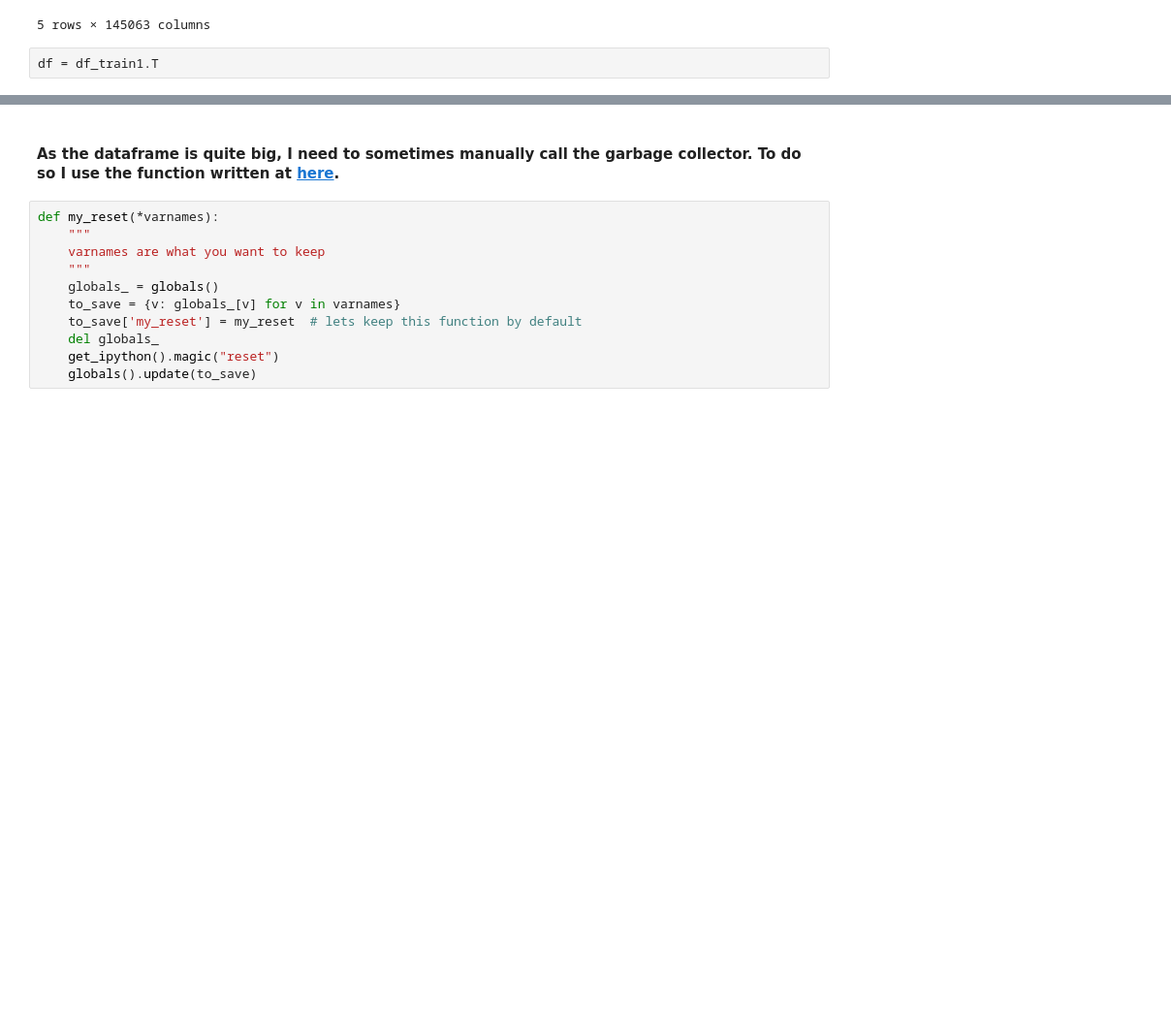
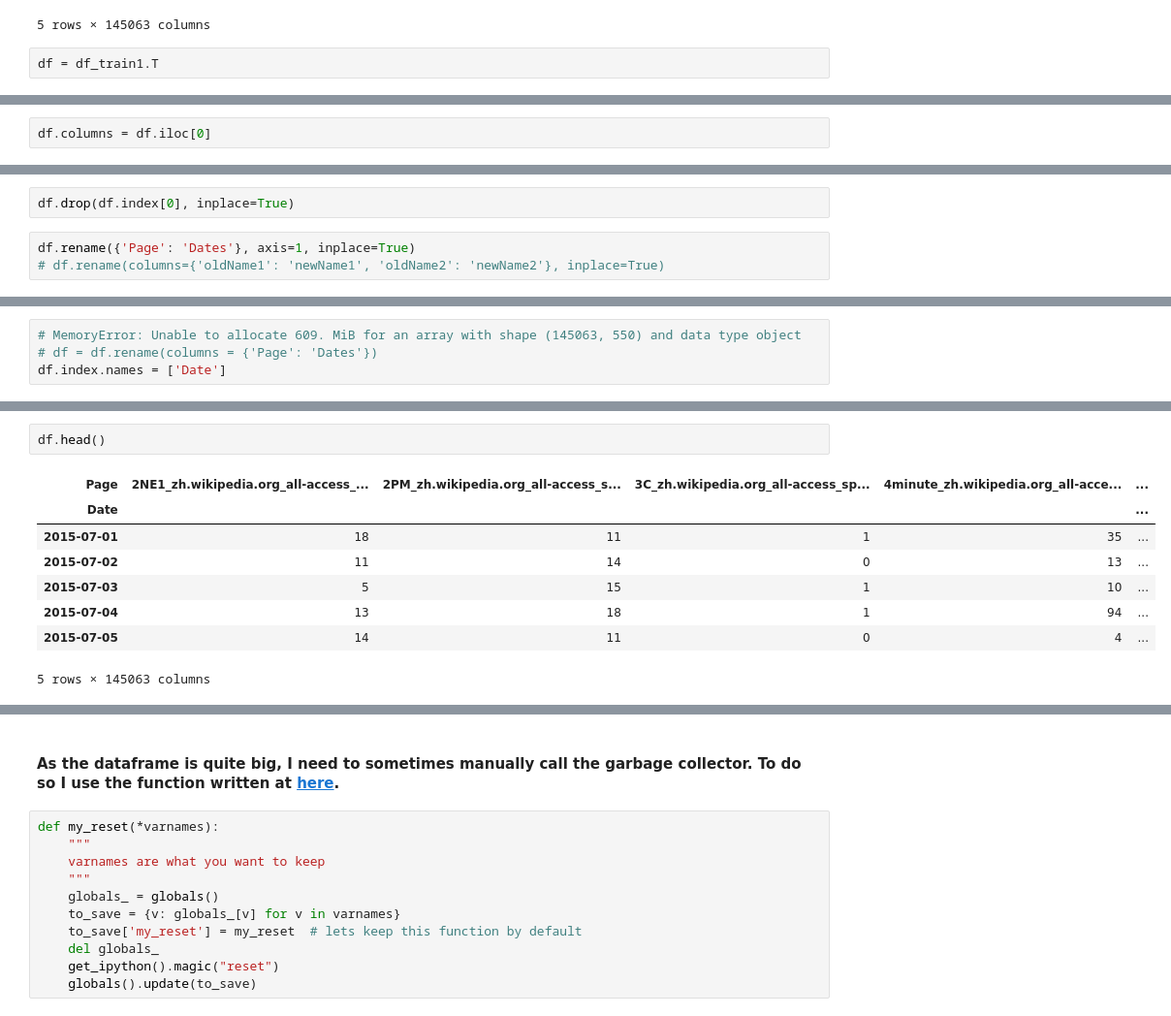
Before and after one commit to ErfanEbrahimiBazaz/web_traffic_prediction, a Jupyter notebook: timeseries.ipynb, the cells around one changed output, grey strips where cells are left out. Shown at 97% size. Saved outputs shown, nothing was run; the diff lists cells and outputs as text; blank space fills up the shorter version.

Commit message:
data cleaning and preparation

```diff
--- a/timeseries.ipynb
+++ b/timeseries.ipynb
@@ -100,0 +120,2 @@ df = df_train1.T
+# %%
+df.columns = df.iloc[0]
@@ -100,0 +132,5 @@ df = df_train1.T
+# %%
+df.drop(df.index[0], inplace=True)
+# %%
+df.rename({'Page': 'Dates'}, axis=1, inplace=True)
+# df.rename(columns={'oldName1': 'newName1', 'oldName2': 'newName2'}, inplace=True)
@@ -100,0 +147,4 @@ df = df_train1.T
+# %%
+# MemoryError: Unable to allocate 609. MiB for an array with shape (145063, 550) and data type object
+# df = df.rename(columns = {'Page': 'Dates'})
+df.index.names = ['Date']
@@ -100,0 +171,11 @@ df = df_train1.T
+# %%
+df.head()
+# %% [output]
+| Page | 2NE1_zh.wikipedia.org_all-access_... | 2PM_zh.wikipedia.org_all-access_s... | 3C_zh.wikipedia.org_all-access_sp... | 4minute_zh.wikipedia.org_all-acce... | ... |
+| Date |  |  |  |  | ... |
+| 2015-07-01 | 18 | 11 | 1 | 35 | ... |
+| 2015-07-02 | 11 | 14 | 0 | 13 | ... |
+| 2015-07-03 | 5 | 15 | 1 | 10 | ... |
+| 2015-07-04 | 13 | 18 | 1 | 94 | ... |
+| 2015-07-05 | 14 | 11 | 0 | 4 | ... |
+5 rows × 145063 columns
```
Also changed, not shown: parts of 6 cells of this notebook.
